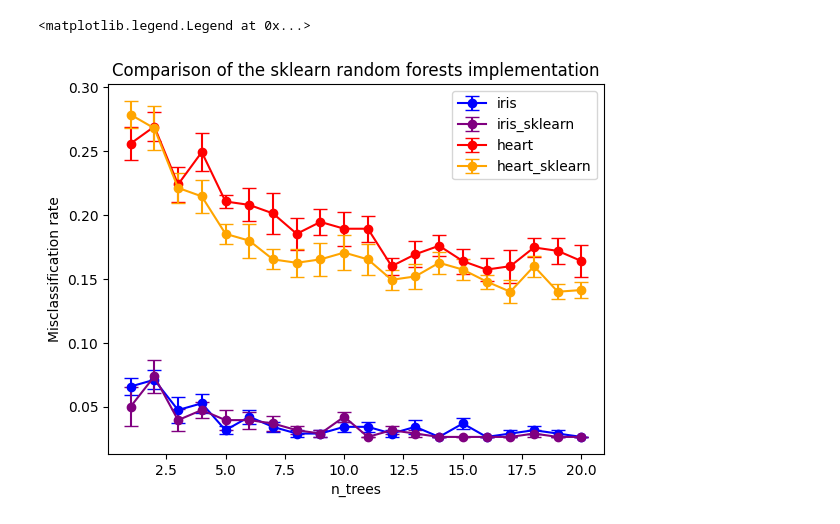
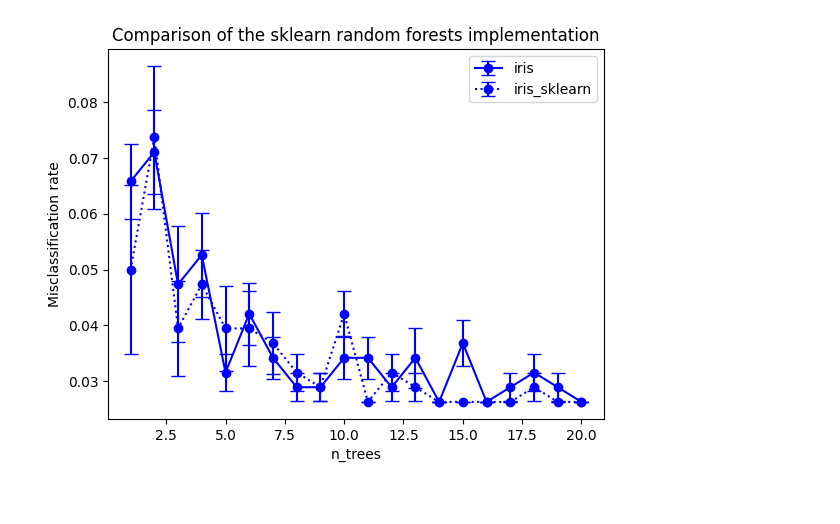
Before and after one commit to liyiyan128/M2R-random-forests, a Jupyter notebook: simulations/comparing_sklearn.ipynb, the cells around one changed output. Saved outputs shown, nothing was run; the diff lists cells and outputs as text; code cells hidden in the pictures.

Commit message:
modified sklearn comparison

```diff
--- a/simulations/comparing_sklearn.ipynb
+++ b/simulations/comparing_sklearn.ipynb
@@ -89,11 +107,10 @@ results["iris_sklearn"] = result
 # %%
-dataset = "heart"
+dataset = "titanic"
 X_train, X_test, y_train, y_test, ftype = datasets[dataset]
 result = np.empty((len(ntrees), nexp), dtype=float)
 m_feats = int(np.floor(np.sqrt(X_train.shape[1])))
 n_cand = 3*m_feats
 np.random.seed(1)
-
 for i, ntree in enumerate(ntrees):
     for j in range(nexp):
         random_forest = rf.RandomForest(n_trees=ntree, n_candidates=n_cand, max_depth=100)
@@ -116,0 +133,3 @@ results["heart_sklearn"] = result
+# %%
+from sklearn import preprocessing
+le = preprocessing.LabelEncoder()
@@ -117,3 +156,22 @@ results["heart_sklearn"] = result
+# %%
+dataset = "breast"
+X_train, X_test, y_train, y_test, ftype = datasets[dataset]
+
+# Converting breast dataset to numerical
+for n in range(X_train.shape[1]):
+    X_train[:, n] = le.fit_transform(X_train[:, n])
+    X_test[:, n] = le.fit_transform(X_test[:, n])
+
+result = np.empty((len(ntrees), nexp), dtype=float)
+m_feats = int(np.floor(np.sqrt(X_train.shape[1])))
+n_cand = 3*m_feats
+np.random.seed(1)
+for i, ntree in enumerate(ntrees):
+    for j in range(nexp):
+        random_forest = RandomForestClassifier(n_estimators=ntree, max_depth=100)
+        random_forest.fit(X_train, y_train)
+        result[i, j] = misclass_rate(random_forest.predict(X_test), y_test)
+results["breast_sklearn"] = result
 # %%
 import pickle
 po = open("sklearn_comparison.pickle", "wb")
@@ -122,12 +180,18 @@ po.close()
 # %%
 mean_sd = get_mean_sd(results)
 # %%
-for dataset, m_sd in mean_sd.items():
+def plot(dataset):
+    sklearn = dataset + "_sklearn"
+    m_sd = mean_sd[dataset]
+    m_sd2 = mean_sd[sklearn]
     plt.errorbar(ntrees, m_sd[:, 0], yerr=m_sd[:, 1]/np.sqrt(nexp), label=dataset, capsize=5, fmt="o-", c=cmap[dataset])
-plt.xlabel("n_trees")
-plt.ylabel("Misclassification rate")
-plt.title("Comparison of the sklearn random forests implementation")
-plt.legend()
+    plt.errorbar(ntrees, m_sd2[:, 0], yerr=m_sd2[:, 1]/np.sqrt(nexp), label=sklearn, capsize=5, fmt="o:", c=cmap[dataset])
+
+    plt.xlabel("n_trees")
+    plt.ylabel("Misclassification rate")
+    plt.title("Comparison of the sklearn random forests implementation")
+    plt.legend()
-# %% [output]
-<matplotlib.legend.Legend at 0x...>
-[figure, removed]
+# %%
+plot("iris")
+# %% [output]
+[figure, added]
```
Also changed, not shown: parts of 15 cells of this notebook, 1 other file.
